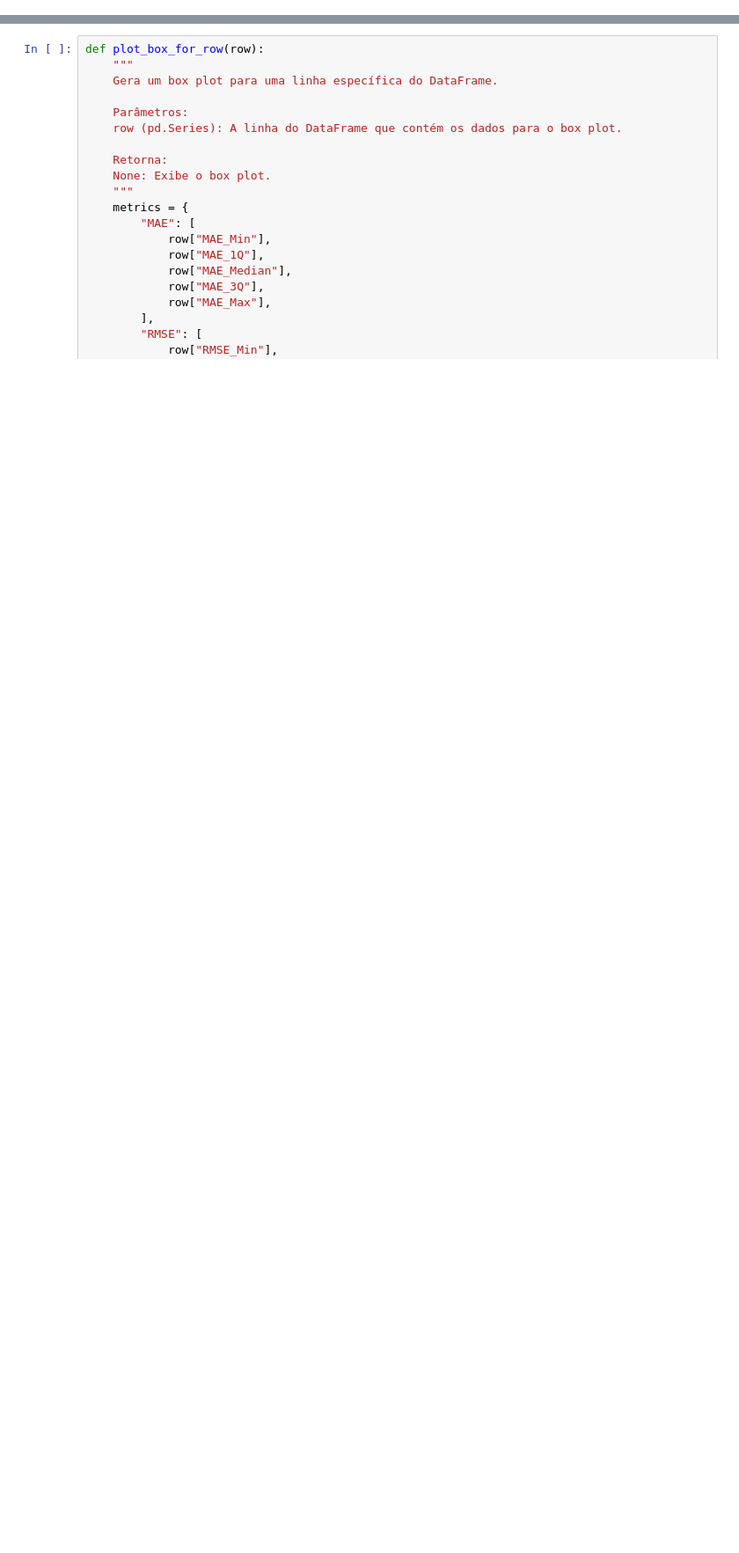
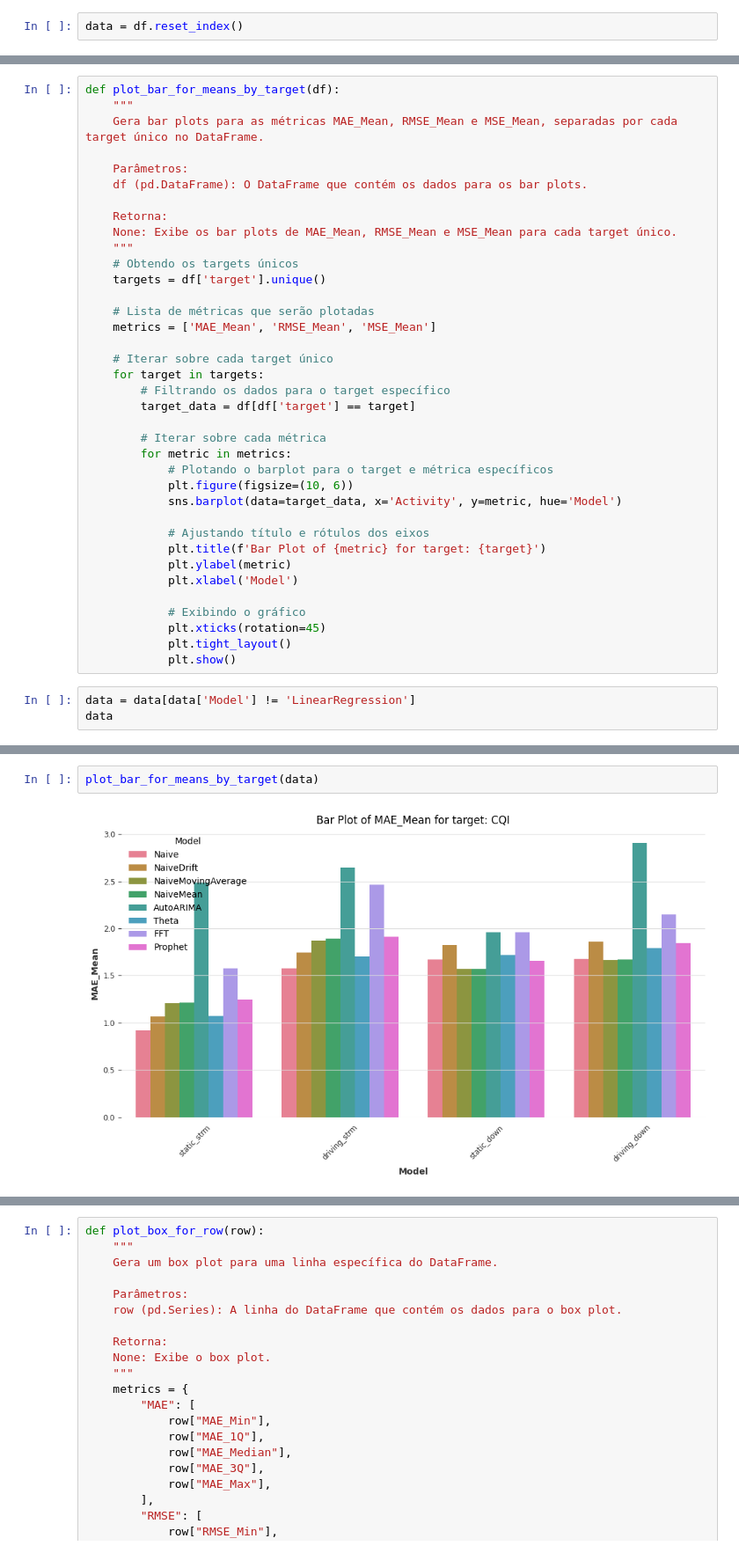
Before and after one commit to ejs94/5g-forecasting, a Jupyter notebook: notebooks/5_plot_results.ipynb, the cells around one changed output, grey strips where cells are left out. Shown at 88% size. Cells and saved outputs as stored; diff of their text form; blank space fills up the shorter version.

```diff
--- a/notebooks/5_plot_results.ipynb
+++ b/notebooks/5_plot_results.ipynb
@@ -6,0 +16,2 @@ from darts import TimeSeries
+# %%
+data = df.reset_index()
@@ -6,0 +36,40 @@ from darts import TimeSeries
+# %%
+def plot_bar_for_means_by_target(df):
+    """
+    Gera bar plots para as métricas MAE_Mean, RMSE_Mean e MSE_Mean, separadas por cada target único no DataFrame.
+
+    Parâmetros:
+    df (pd.DataFrame): O DataFrame que contém os dados para os bar plots.
+
+    Retorna:
+    None: Exibe os bar plots de MAE_Mean, RMSE_Mean e MSE_Mean para cada target único.
+    """
+    # Obtendo os targets únicos
+    targets = df['target'].unique()
+
+    # Lista de métricas que serão plotadas
+    metrics = ['MAE_Mean', 'RMSE_Mean', 'MSE_Mean']
+
+    # Iterar sobre cada target único
+    for target in targets:
+        # Filtrando os dados para o target específico
+        target_data = df[df['target'] == target]
+
+        # Iterar sobre cada métrica
+        for metric in metrics:
+            # Plotando o barplot para o target e métrica específicos
+            plt.figure(figsize=(10, 6))
+            sns.barplot(data=target_data, x='Activity', y=metric, hue='Model')
+
+            # Ajustando título e rótulos dos eixos
+            plt.title(f'Bar Plot of {metric} for target: {target}')
+            plt.ylabel(metric)
+            plt.xlabel('Model')
+
+            # Exibindo o gráfico
+            plt.xticks(rotation=45)
+            plt.tight_layout()
+            plt.show()
+# %%
+data = data[data['Model'] != 'LinearRegression']
+data
@@ -6,0 +90,4 @@ from darts import TimeSeries
+# %%
+plot_bar_for_means_by_target(data)
+# %% [output]
+[figure, added]
```
Also changed, not shown: parts of 20 cells of this notebook.
